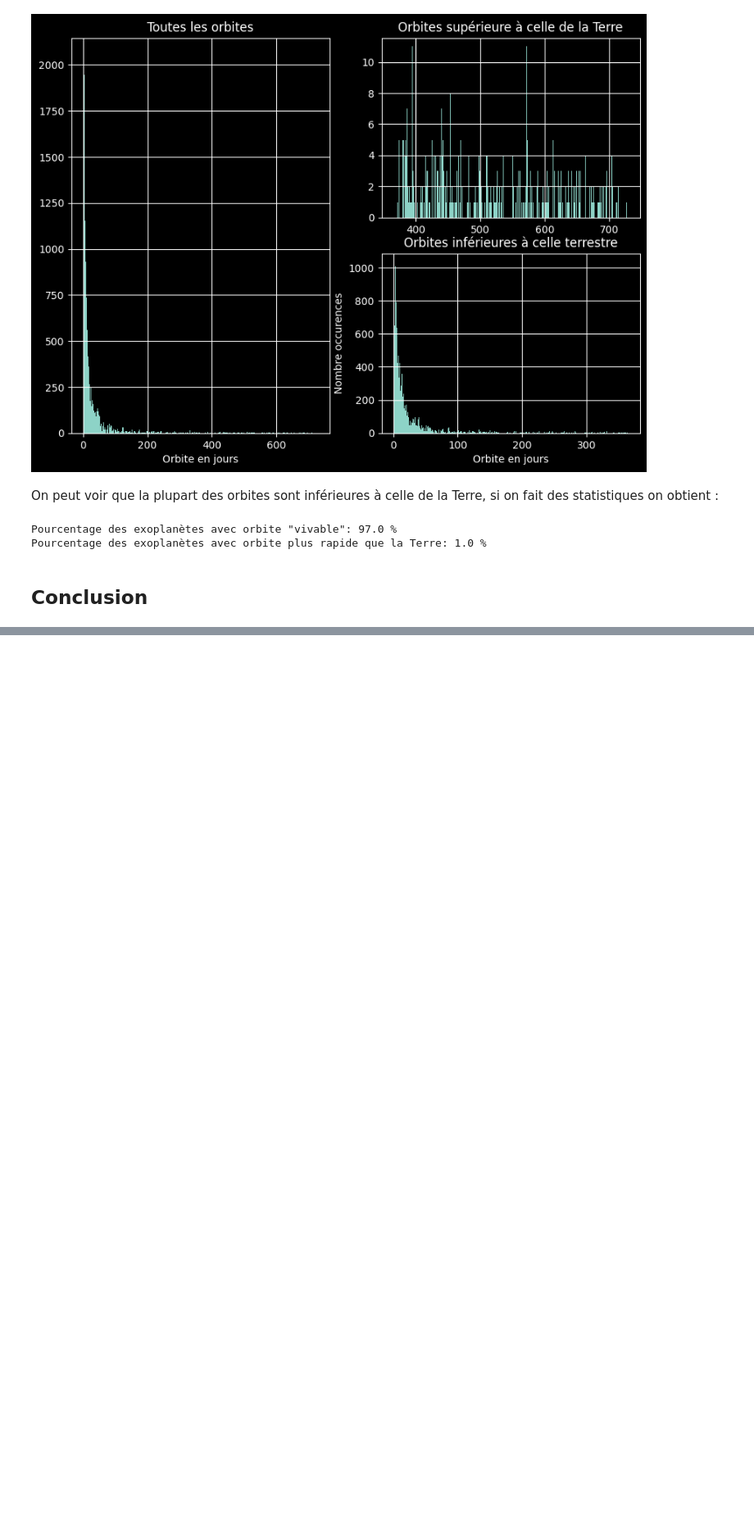
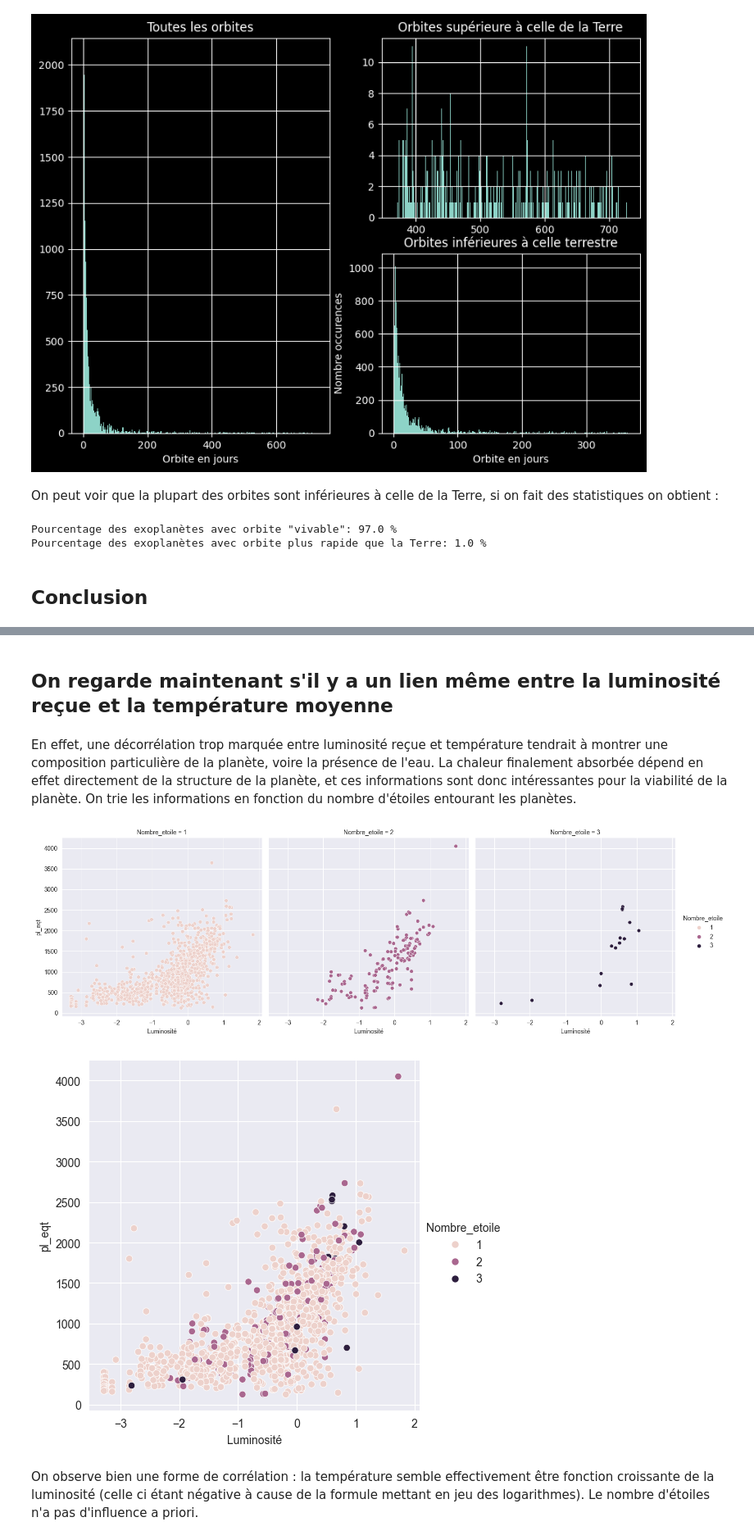
Before and after one commit to BONNET-Quentin/pe-hackathon, a Jupyter notebook: HACKATON.ipynb, the cells around one changed output, grey strips where cells are left out. Shown at 82% size. Drawn from its saved outputs; the diff is of its cells as text; code cells hidden in the pictures; blank space fills up the shorter version.

```diff
--- a/HACKATON.ipynb
+++ b/HACKATON.ipynb
@@ -182,0 +213,17 @@ D'après les études précédentes, on remarque que les conditions orbitales ne
+# %% [markdown]
+## On regarde maintenant s'il y a un lien même entre la luminosité reçue et la température moyenne
+# %% [markdown]
+En effet, une décorrélation trop marquée entre luminosité reçue et température tendrait à montrer une composition particulière de la planète, voire la présence de l'eau.
+La chaleur finalement absorbée dépend en effet directement de la structure de la planète, et ces informations sont donc intéressantes pour la viabilité de la planète.
+On trie les informations en fonction du nombre d'étoiles entourant les planètes.
+# %%
+df=df.dropna(subset=['pl_eqt', 'Nombre_etoile','Luminosité'])
+# %%
+sns.relplot(data=df, x='Luminosité', y='pl_eqt', hue='Nombre_etoile', col='Nombre_etoile');
+sns.relplot(data=df, x='Luminosité', y='pl_eqt', hue='Nombre_etoile');
+# %% [output]
+[figure, added]
+[figure, added]
+# %% [markdown]
+On observe bien une forme de corrélation : la température semble effectivement être fonction croissante de la luminosité (celle ci étant négative à cause de la formule mettant en jeu des logarithmes).
+Le nombre d'étoiles n'a pas d'influence a priori.
```
Also changed, not shown: parts of 44 cells of this notebook, 3 other files.
